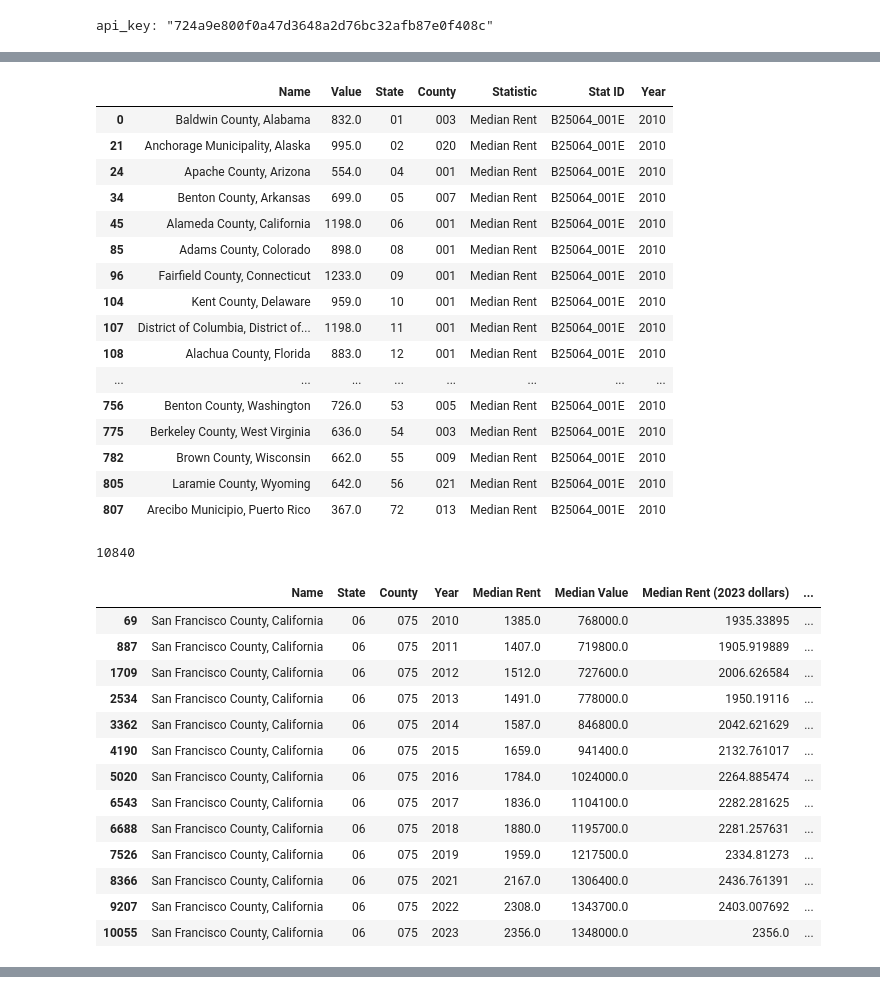
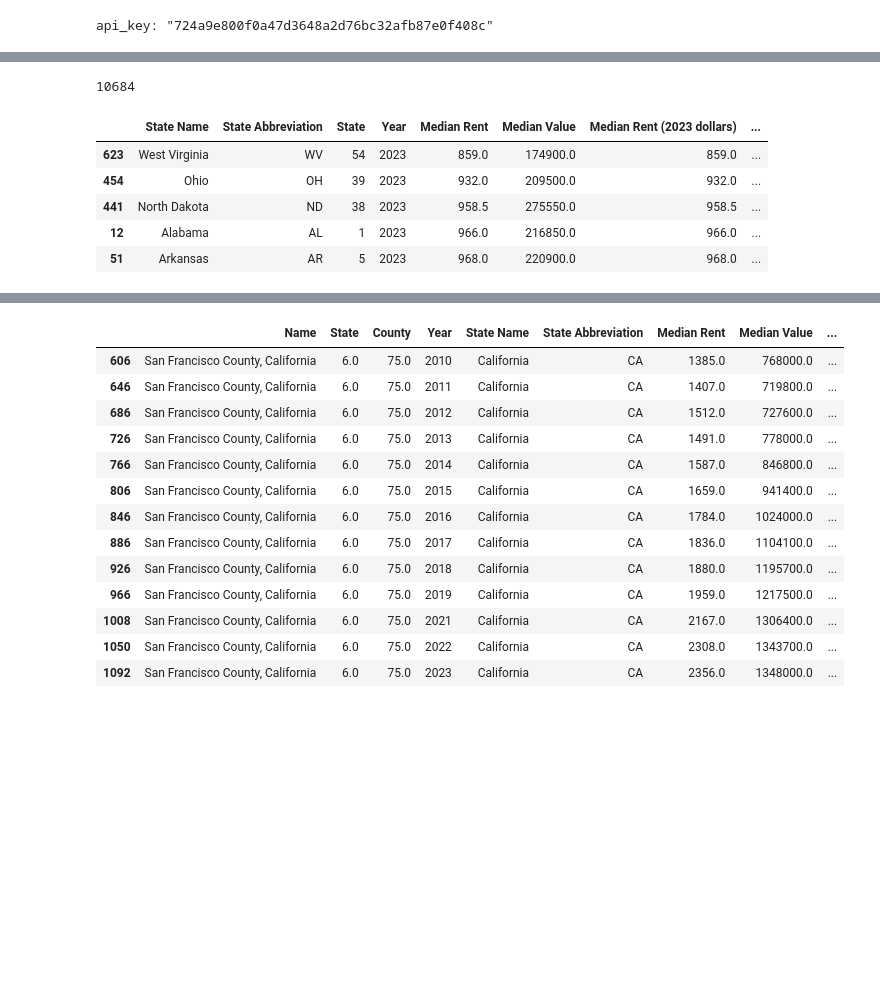
Before and after one commit to kylebarlow/housing_price_rent_ratio, a Jupyter notebook: housing_price_rent_ratio.ipynb, the cells around one changed output, grey strips where cells are left out. Saved outputs shown, nothing was run; the diff lists cells and outputs as text; code cells hidden in the pictures; blank space fills up the shorter version.

Commit message:
Medians by state and US

```diff
--- a/housing_price_rent_ratio.ipynb
+++ b/housing_price_rent_ratio.ipynb
@@ -79,51 +88,34 @@ Caught exception for stat_name, year, stat_id: Median Value 2024 B25077_001E
-# %%
-census_data.drop_duplicates('State')
-# %% [output]
-|  | Name | Value | State | County | Statistic | Stat ID | Year |
-| 0 | Baldwin County, Alabama | 832.0 | 01 | 003 | Median Rent | B25064_001E | 2010 |
-| 21 | Anchorage Municipality, Alaska | 995.0 | 02 | 020 | Median Rent | B25064_001E | 2010 |
-| 24 | Apache County, Arizona | 554.0 | 04 | 001 | Median Rent | B25064_001E | 2010 |
-| 34 | Benton County, Arkansas | 699.0 | 05 | 007 | Median Rent | B25064_001E | 2010 |
-| 45 | Alameda County, California | 1198.0 | 06 | 001 | Median Rent | B25064_001E | 2010 |
-| 85 | Adams County, Colorado | 898.0 | 08 | 001 | Median Rent | B25064_001E | 2010 |
-| 96 | Fairfield County, Connecticut | 1233.0 | 09 | 001 | Median Rent | B25064_001E | 2010 |
-| 104 | Kent County, Delaware | 959.0 | 10 | 001 | Median Rent | B25064_001E | 2010 |
-| 107 | District of Columbia, District of... | 1198.0 | 11 | 001 | Median Rent | B25064_001E | 2010 |
-| 108 | Alachua County, Florida | 883.0 | 12 | 001 | Median Rent | B25064_001E | 2010 |
-| ... | ... | ... | ... | ... | ... | ... | ... |
-| 756 | Benton County, Washington | 726.0 | 53 | 005 | Median Rent | B25064_001E | 2010 |
-| 775 | Berkeley County, West Virginia | 636.0 | 54 | 003 | Median Rent | B25064_001E | 2010 |
-| 782 | Brown County, Wisconsin | 662.0 | 55 | 009 | Median Rent | B25064_001E | 2010 |
-| 805 | Laramie County, Wyoming | 642.0 | 56 | 021 | Median Rent | B25064_001E | 2010 |
-| 807 | Arecibo Municipio, Puerto Rico | 367.0 | 72 | 013 | Median Rent | B25064_001E | 2010 |
 # %%
-# This cell is really slow and should be optimized now that we are using all state data
-census_wide = census_data[['Name', 'State', 'County', 'Year']].drop_duplicates()
+merge_cols = ['Name', 'State', 'County', 'Year', 'State Name', 'State Abbreviation']
+census_wide = census_data[merge_cols].drop_duplicates()
 for stat_name in census_data['Statistic'].drop_duplicates():
-    census_wide = census_wide.merge(census_data.loc[census_data['Statistic'] == stat_name].drop(columns=['Statistic', 'Stat ID']).rename(columns={'Value': stat_name}), on=['Name', 'State', 'County', 'Year'], how='left')
+    census_wide = census_wide.merge(census_data.loc[census_data['Statistic'] == stat_name].drop(columns=['Statistic', 'Stat ID']).rename(columns={'Value': stat_name}), on=merge_cols, how='left')
 for stat_name in census_data['Statistic'].drop_duplicates():
     census_wide[stat_name+' ({} dollars)'.format(cpi.LATEST_YEAR)] = None
     for year in census_wide['Year'].drop_duplicates():
         # cpi is slow so we calculate the inflation factor once and then apply it to all rows for that year
         inflation_factor = cpi.inflate(1, year, to=cpi.LATEST_YEAR)
         census_wide.loc[census_wide['Year'] == year, stat_name+' ({} dollars)'.format(cpi.LATEST_YEAR)] = census_wide.loc[census_wide['Year'] == year, stat_name] * inflation_factor
     assert not census_wide[stat_name+' ({} dollars)'.format(cpi.LATEST_YEAR)].isnull().any()
 census_wide['Price-to-Rent Ratio ({} dollars)'.format(cpi.LATEST_YEAR)] = census_wide['Median Value ({} dollars)'.format(cpi.LATEST_YEAR)] / (census_wide['Median Rent ({} dollars)'.format(cpi.LATEST_YEAR)] * 12.0)
 print(len(census_wide))
+
+# Add median per state
+census_wide_state = census_wide.drop(columns=['Name', 'County']).groupby(['State Name', 'State Abbreviation', 'State', 'Year']).median().reset_index()
+census_wide_state['Name'] = census_wide_state['State Name'] + ' Median'
+display(census_wide_state.loc[census_wide_state['Year'] == census_wide_state['Year'].max()].sort_values('Median Rent').head())
+# Now median all of us by year
+census_wide_us = census_wide_state.drop(columns=['Name', 'State Name', 'State Abbreviation', 'State']).groupby(['Year']).median().reset_index()
+census_wide_us['Name'] = 'US Median'
+display(census_wide_us.tail())
+census_wide = pd.concat([census_wide, census_wide_state, census_wide_us], ignore_index=True)
+
 census_wide.loc[census_wide['Name'] == 'San Francisco County, California'].sort_values('Year')
 # %% [output]
-10840
+10684
-|  | Name | State | County | Year | Median Rent | Median Value | Median Rent (2023 dollars) | ... |
-| 69 | San Francisco County, California | 06 | 075 | 2010 | 1385.0 | 768000.0 | 1935.33895 | ... |
-| 887 | San Francisco County, California | 06 | 075 | 2011 | 1407.0 | 719800.0 | 1905.919889 | ... |
-| 1709 | San Francisco County, California | 06 | 075 | 2012 | 1512.0 | 727600.0 | 2006.626584 | ... |
-| 2534 | San Francisco County, California | 06 | 075 | 2013 | 1491.0 | 778000.0 | 1950.19116 | ... |
-| 3362 | San Francisco County, California | 06 | 075 | 2014 | 1587.0 | 846800.0 | 2042.621629 | ... |
-| 4190 | San Francisco County, California | 06 | 075 | 2015 | 1659.0 | 941400.0 | 2132.761017 | ... |
-| 5020 | San Francisco County, California | 06 | 075 | 2016 | 1784.0 | 1024000.0 | 2264.885474 | ... |
-| 6543 | San Francisco County, California | 06 | 075 | 2017 | 1836.0 | 1104100.0 | 2282.281625 | ... |
-| 6688 | San Francisco County, California | 06 | 075 | 2018 | 1880.0 | 1195700.0 | 2281.257631 | ... |
-| 7526 | San Francisco County, California | 06 | 075 | 2019 | 1959.0 | 1217500.0 | 2334.81273 | ... |
-| 8366 | San Francisco County, California | 06 | 075 | 2021 | 2167.0 | 1306400.0 | 2436.761391 | ... |
-| 9207 | San Francisco County, California | 06 | 075 | 2022 | 2308.0 | 1343700.0 | 2403.007692 | ... |
-| 10055 | San Francisco County, California | 06 | 075 | 2023 | 2356.0 | 1348000.0 | 2356.0 | ... |
+|  | State Name | State Abbreviation | State | Year | Median Rent | Median Value | Median Rent (2023 dollars) | ... |
+| 623 | West Virginia | WV | 54 | 2023 | 859.0 | 174900.0 | 859.0 | ... |
+| 454 | Ohio | OH | 39 | 2023 | 932.0 | 209500.0 | 932.0 | ... |
+| 441 | North Dakota | ND | 38 | 2023 | 958.5 | 275550.0 | 958.5 | ... |
+| 12 | Alabama | AL | 1 | 2023 | 966.0 | 216850.0 | 966.0 | ... |
+| 51 | Arkansas | AR | 5 | 2023 | 968.0 | 220900.0 | 968.0 | ... |
@@ -130 +128,15 @@ census_wide.loc[census_wide['Name'] == 'San Francisco County, California'].sort_
+|  | Name | State | County | Year | State Name | State Abbreviation | Median Rent | Median Value | ... |
+| 606 | San Francisco County, California | 6.0 | 75.0 | 2010 | California | CA | 1385.0 | 768000.0 | ... |
+| 646 | San Francisco County, California | 6.0 | 75.0 | 2011 | California | CA | 1407.0 | 719800.0 | ... |
+| 686 | San Francisco County, California | 6.0 | 75.0 | 2012 | California | CA | 1512.0 | 727600.0 | ... |
+| 726 | San Francisco County, California | 6.0 | 75.0 | 2013 | California | CA | 1491.0 | 778000.0 | ... |
+| 766 | San Francisco County, California | 6.0 | 75.0 | 2014 | California | CA | 1587.0 | 846800.0 | ... |
+| 806 | San Francisco County, California | 6.0 | 75.0 | 2015 | California | CA | 1659.0 | 941400.0 | ... |
+| 846 | San Francisco County, California | 6.0 | 75.0 | 2016 | California | CA | 1784.0 | 1024000.0 | ... |
+| 886 | San Francisco County, California | 6.0 | 75.0 | 2017 | California | CA | 1836.0 | 1104100.0 | ... |
+| 926 | San Francisco County, California | 6.0 | 75.0 | 2018 | California | CA | 1880.0 | 1195700.0 | ... |
+| 966 | San Francisco County, California | 6.0 | 75.0 | 2019 | California | CA | 1959.0 | 1217500.0 | ... |
+| 1008 | San Francisco County, California | 6.0 | 75.0 | 2021 | California | CA | 2167.0 | 1306400.0 | ... |
+| 1050 | San Francisco County, California | 6.0 | 75.0 | 2022 | California | CA | 2308.0 | 1343700.0 | ... |
+| 1092 | San Francisco County, California | 6.0 | 75.0 | 2023 | California | CA | 2356.0 | 1348000.0 | ... |
 # %%
```
Also changed, not shown: parts of 4 cells of this notebook.
